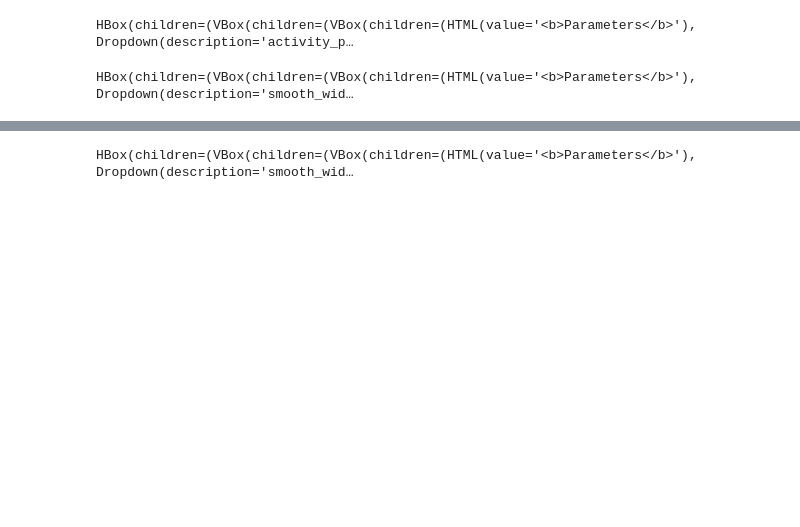
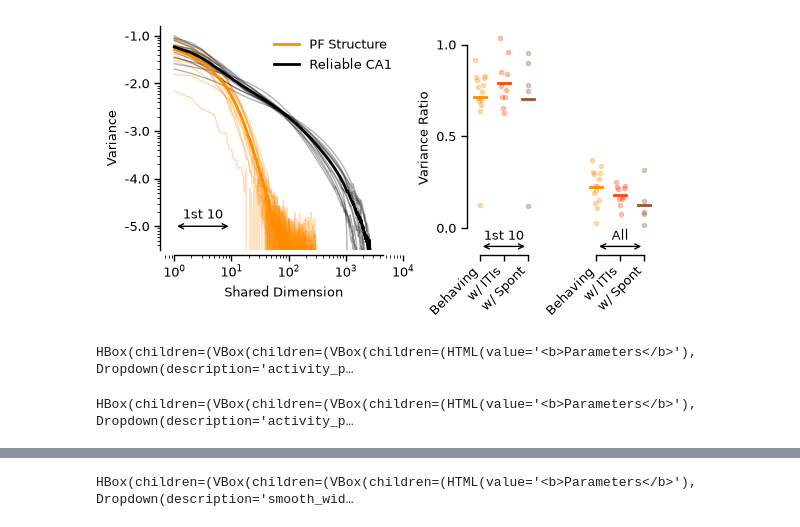
Before and after one commit to landoskape/vrAnalysis, a Jupyter notebook: dimensionality_manuscript/dim_subspace_figures.ipynb, the cells around one changed output, grey strips where cells are left out. Drawn from its saved outputs; the diff is of its cells as text; code cells hidden in the pictures; blank space fills up the shorter version.

```diff
--- a/dimensionality_manuscript/dim_subspace_figures.ipynb
+++ b/dimensionality_manuscript/dim_subspace_figures.ipynb
@@ -196,3 +50,24 @@ if save:
+# %%
+from dimensionality_manuscript.figure_scripts.figure3 import subspace_curves_ratios
+
+return_syd_viewer = False
+fig = subspace_curves_ratios(
+    results,
+    figsize=(5.5, 3.0),
+    return_syd_viewer=return_syd_viewer,
+)
+
+if return_syd_viewer:
+    fig.show()
+
+else:
+    plt.show()
+
+    save = False
+    if save:
+        save_figure(fig, figure_path / "subspace_curves_ratios")
+# %% [output]
+[figure, added]
 # %%
 from dimensionality_manuscript.figure_scripts.figure3 import subspace_familiarity
 
@@ -235,5 +97,23 @@ results_subspace = ResultsAggregator(SubspaceConfig, store, sessions)
-# %%
-crossspace_viewer = subspace_crossspace(results_subspace, idx_cross=2, return_syd_viewer=True)
-crossspace_viewer.show()
-# %% [output]
-HBox(children=(VBox(children=(VBox(children=(HTML(value='<b>Parameters</b>'), Dropdown(description='smooth_wid…
+# %%
+return_syd_viewer = True
+fig = subspace_familiarity(
+    results,
+    plot_mode="by_env",
+    env_full_scope="within_env",
+    full_within_env=False,
+    style="errorPlot",
+    return_syd_viewer=return_syd_viewer,
+    figsize=(5.0, 3.0),
+)
+
+if return_syd_viewer:
+    fig.show()
+
+else:
+    plt.show()
+
+    save = True
+    if save:
+        save_figure(fig, figure_path / "svr_over_familiarity_by_env")
+# %% [output]
+HBox(children=(VBox(children=(VBox(children=(HTML(value='<b>Parameters</b>'), Dropdown(description='activity_p…
```
Also changed, not shown: parts of 12 cells of this notebook, 5 other files.
